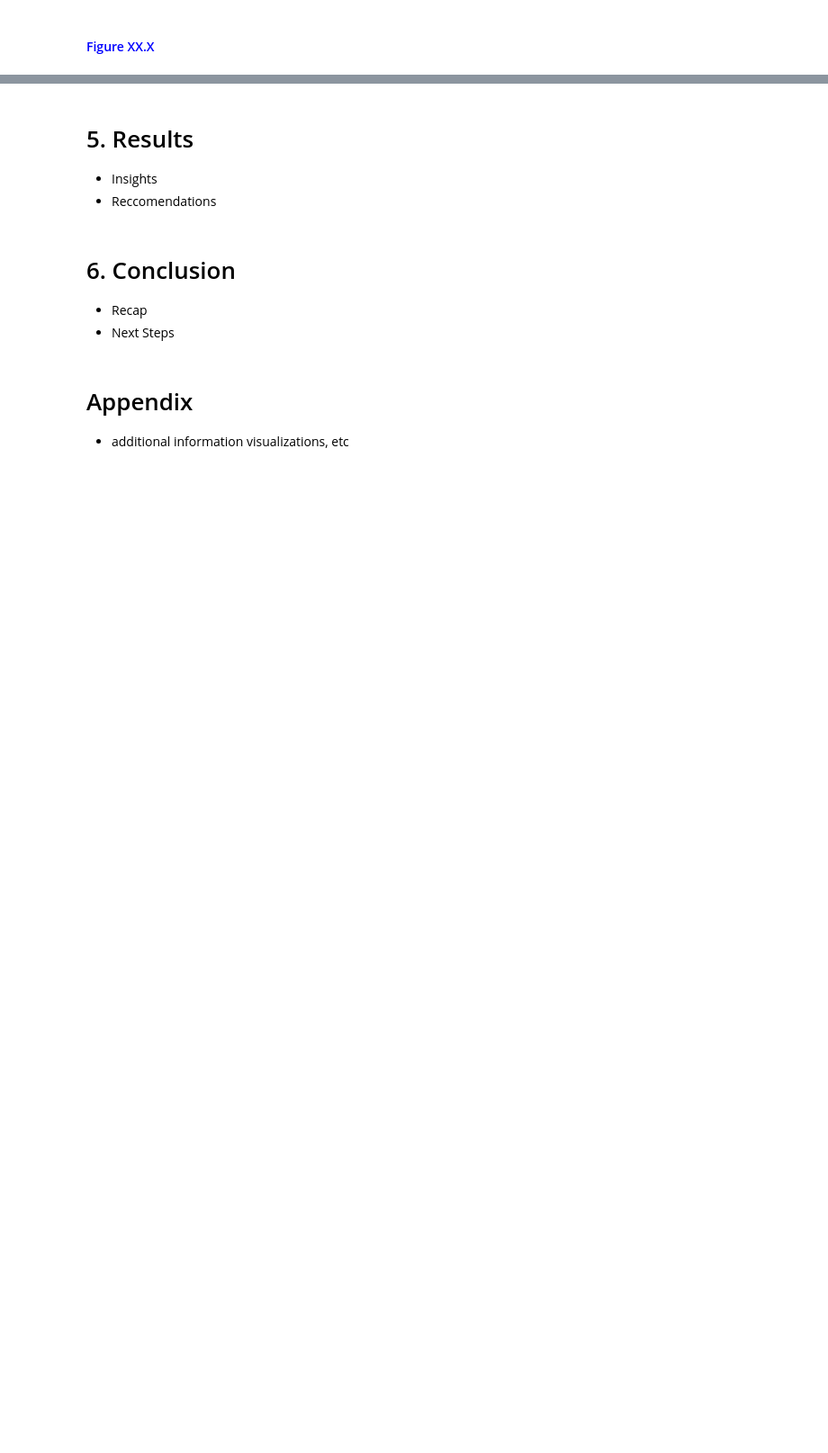
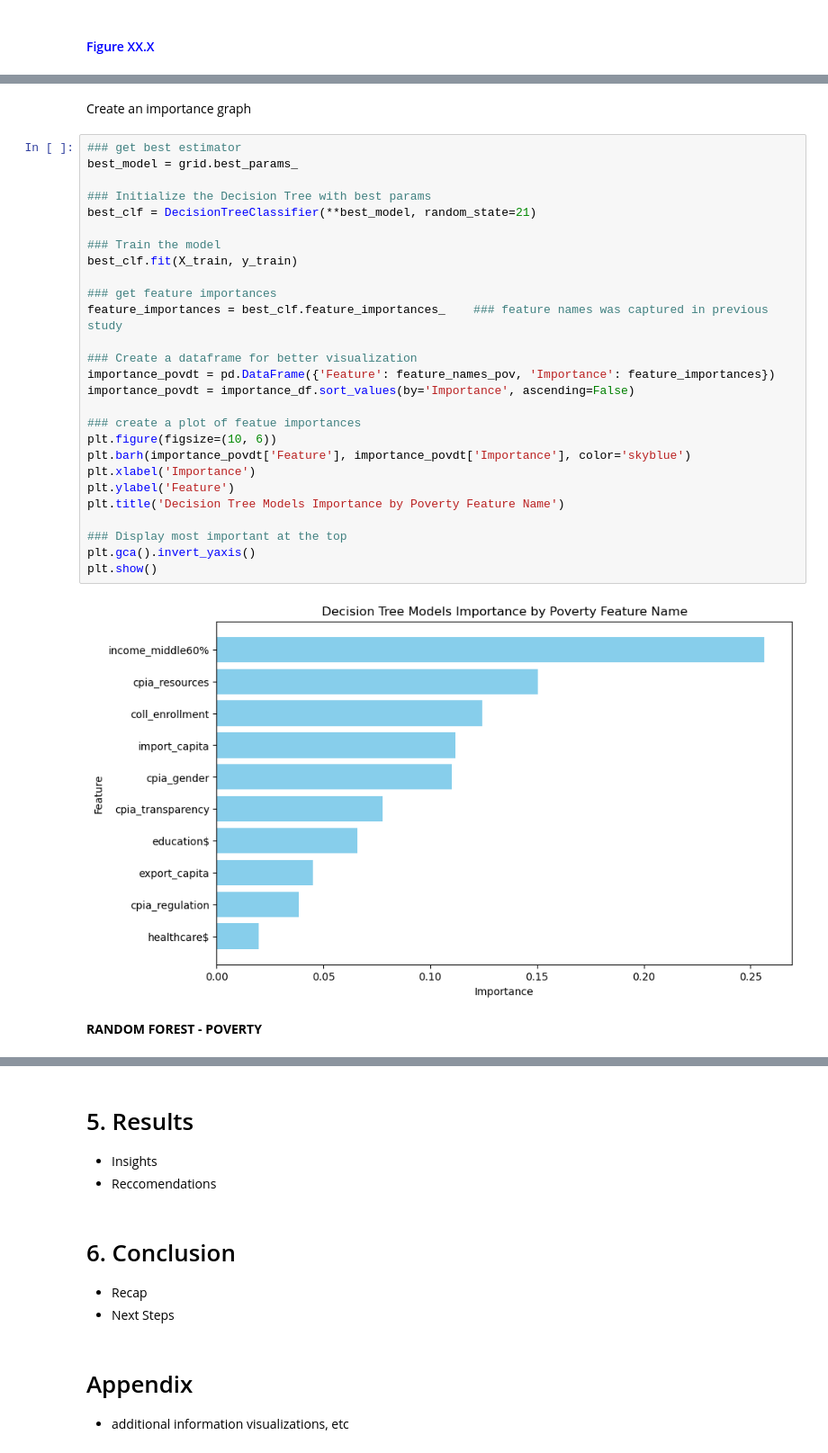
Before and after one commit to te-ex153/Projects, a Jupyter notebook: Country23.ipynb, the cells around one changed output, grey strips where cells are left out. Shown at 90% size. Saved outputs shown, nothing was run; the diff lists cells and outputs as text; blank space fills up the shorter version.

```diff
--- a/Country23.ipynb
+++ b/Country23.ipynb
@@ -1501,0 +1808,33 @@ plt.show()
+# %% [markdown]
+Create an importance graph
+# %%
+### get best estimator
+best_model = grid.best_params_
+
+### Initialize the Decision Tree with best params
+best_clf = DecisionTreeClassifier(**best_model, random_state=21)
+
+### Train the model
+best_clf.fit(X_train, y_train)
+
+### get feature importances
+feature_importances = best_clf.feature_importances_    ### feature names was captured in previous study
+
+### Create a dataframe for better visualization
+importance_povdt = pd.DataFrame({'Feature': feature_names_pov, 'Importance': feature_importances})
+importance_povdt = importance_df.sort_values(by='Importance', ascending=False)
+
+### create a plot of featue importances
+plt.figure(figsize=(10, 6))
+plt.barh(importance_povdt['Feature'], importance_povdt['Importance'], color='skyblue')
+plt.xlabel('Importance')
+plt.ylabel('Feature')
+plt.title('Decision Tree Models Importance by Poverty Feature Name')
+
+### Display most important at the top
+plt.gca().invert_yaxis()
+plt.show()
+# %% [output]
+[figure, added]
+# %% [markdown]
+**RANDOM FOREST - POVERTY**
```
Also changed, not shown: parts of 63 cells of this notebook.
